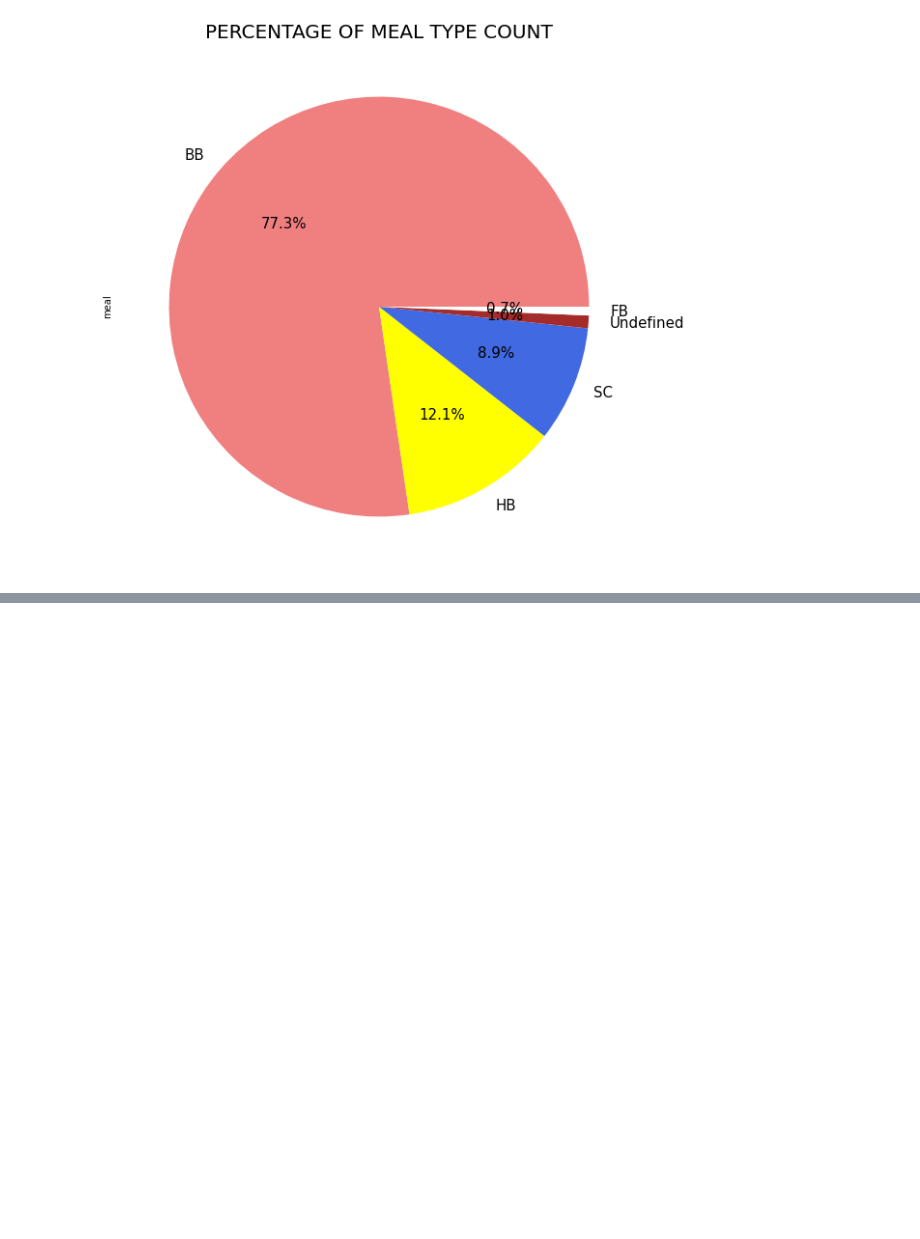
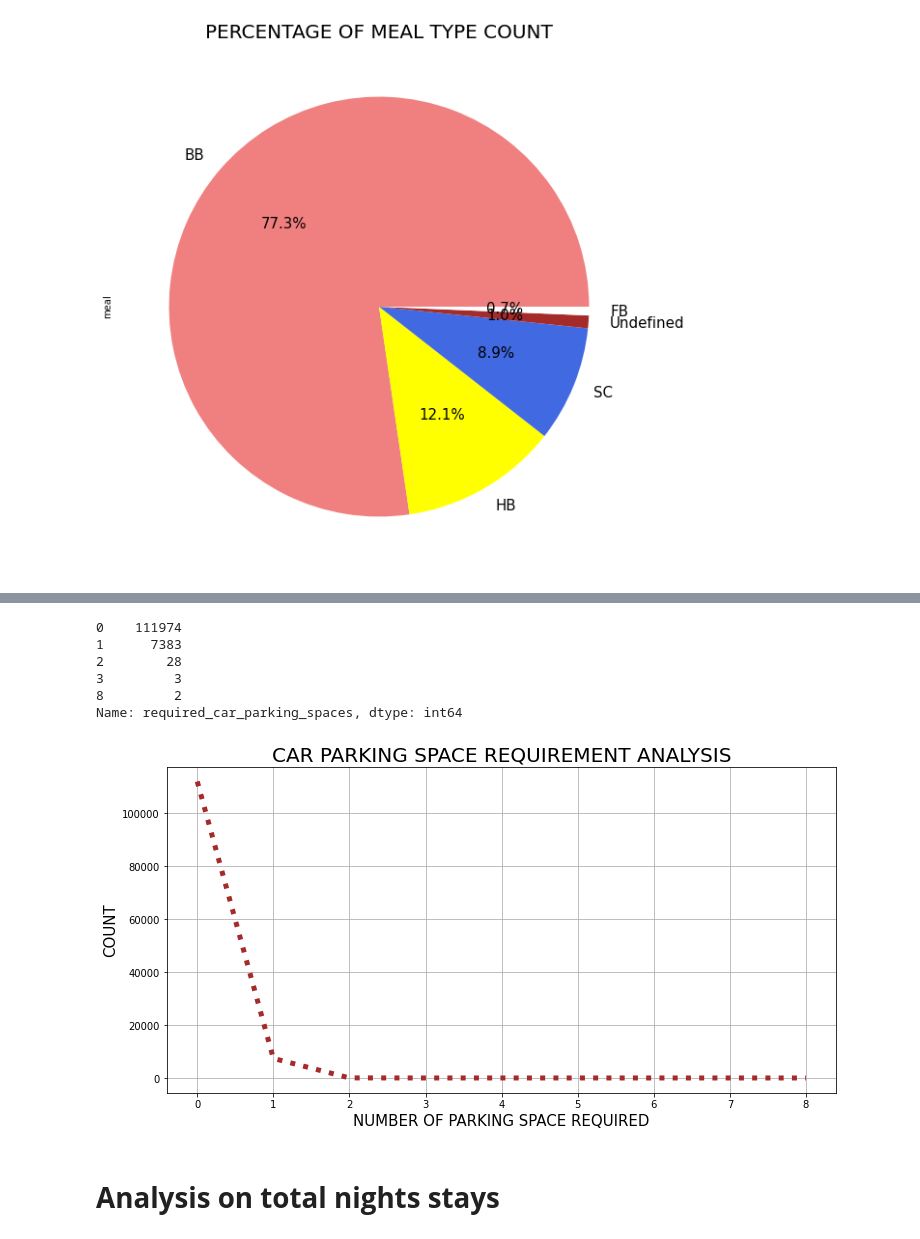
Before and after one commit to Arka1212/Hotel-Booking-Analysis, a Jupyter notebook: Hotel_Booking_Analysis_Capstone_Project.ipynb, the cells around one changed output, grey strips where cells are left out. Drawn from its saved outputs; the diff is of its cells as text; code cells hidden in the pictures; blank space fills up the shorter version.

```diff
--- a/Hotel_Booking_Analysis_Capstone_Project.ipynb
+++ b/Hotel_Booking_Analysis_Capstone_Project.ipynb
@@ -219,8 +219,8 @@ new_hotel_df
 | 119389 | City Hotel | 0 | 205 | 2017 | August | 35 | ... |
 119390 rows × 31 columns
 # %%
-# Creating new column for total number of kids.
-new_hotel_df['kids'] = new_hotel_df['children'] + new_hotel_df['babies']
+# Creating a new column which will show total number of night stays.
+new_hotel_df['total_night_stays'] = new_hotel_df['stays_in_weekend_nights']+ new_hotel_df['stays_in_week_nights']
 new_hotel_df
 # %% [output]
 |  | hotel | is_canceled | lead_time | arrival_date_year | arrival_date_month | arrival_date_week_number | ... |
@@ -639,0 +632,23 @@ Name: required_car_parking_spaces, dtype: int64
+# %%
+# Car parking requirement count.
+car_parking = new_hotel_df['required_car_parking_spaces'].value_counts()
+car_parking
+# %% [output]
+0    111974
+1      7383
+2        28
+3         3
+8         2
+Name: required_car_parking_spaces, dtype: int64
+# %%
+# Visualisation.
+car_parking.plot(kind='line',color='brown',linestyle=':',linewidth=5,figsize =(12,6))
+plt.title('CAR PARKING SPACE REQUIREMENT ANALYSIS',fontsize = 20)
+plt.ylabel('COUNT',fontsize = 15)
+plt.xlabel('NUMBER OF PARKING SPACE REQUIRED',fontsize = 15)
+plt.grid(True)
+plt.show()
+# %% [output]
+[figure, added]
+# %% [markdown]
+# **Analysis on total nights stays**
```
Also changed, not shown: parts of 5 cells of this notebook.
